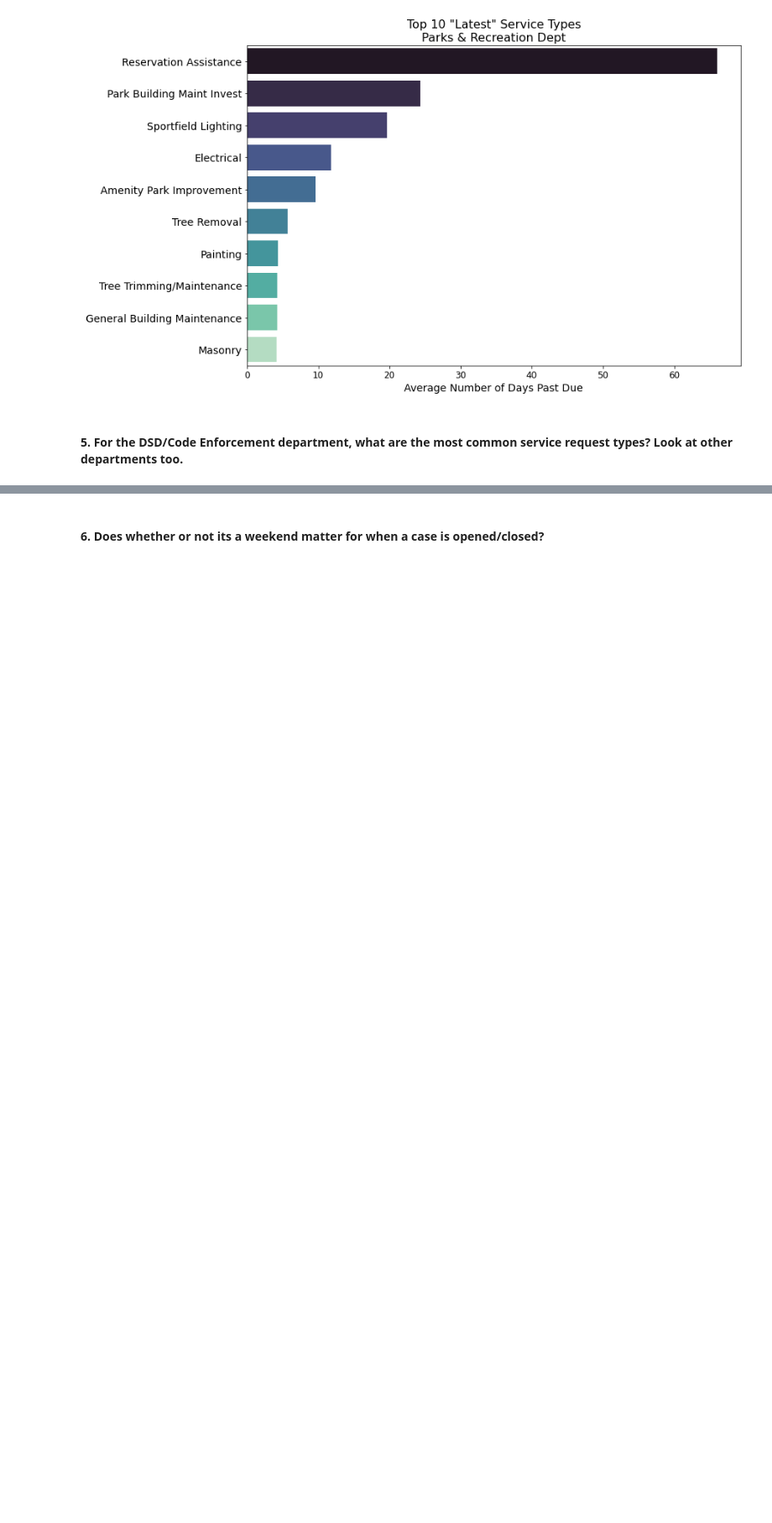
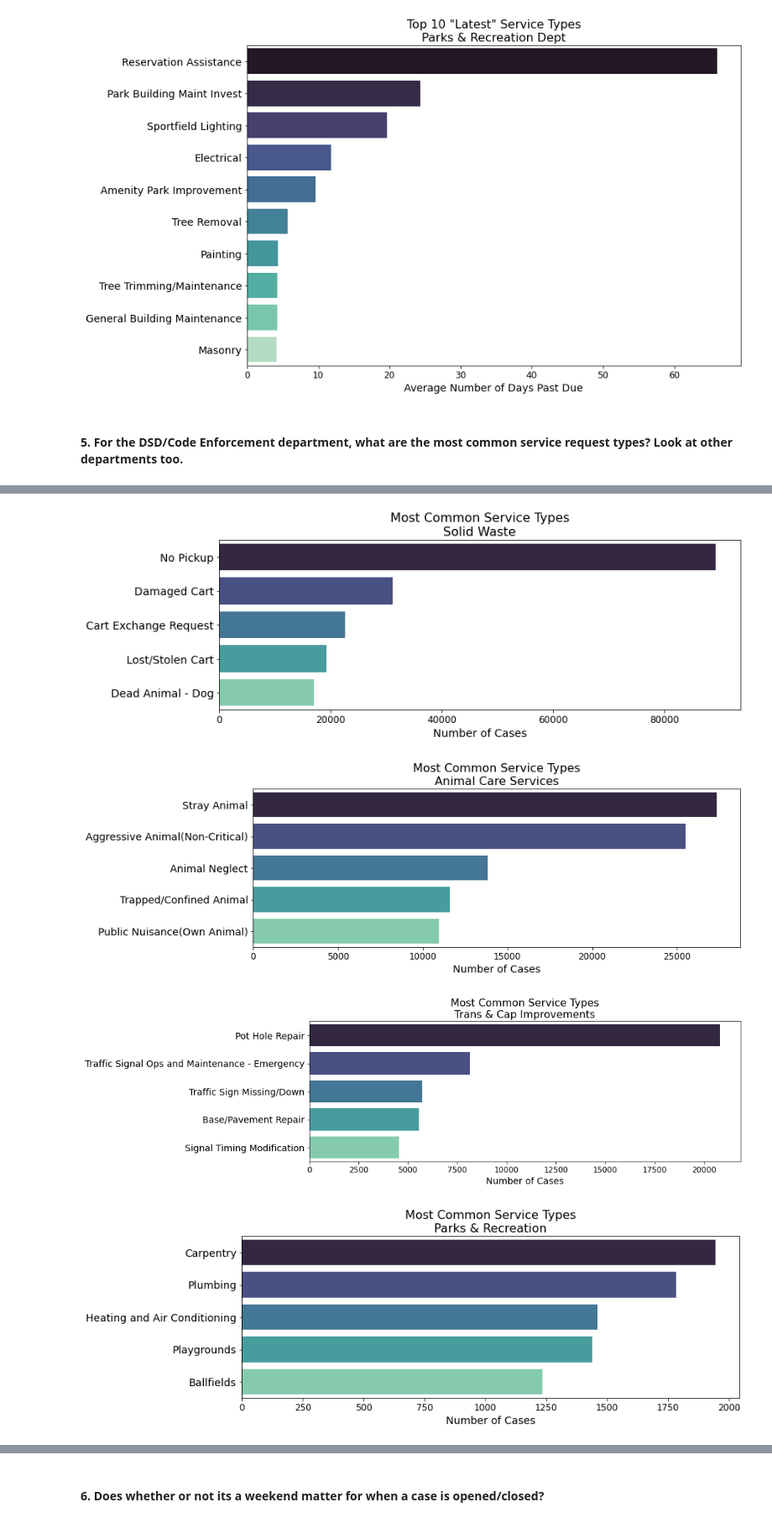
Before and after one commit to bensmith07/spark-exercises, a Jupyter notebook: explore_notebook.ipynb, the cells around one changed output, grey strips where cells are left out. Shown: that part at 84% size. Cells and saved outputs as stored; diff of their text form; code cells hidden in the pictures; blank space fills up the shorter version.

```diff
--- a/explore_notebook.ipynb
+++ b/explore_notebook.ipynb
@@ -225,3 +225,8 @@ plt.show()
 [figure]
 # %% [markdown]
 #### 5. For the DSD/Code Enforcement department, what are the most common service request types? Look at other departments too.
+# %%
+n_depts = len(df.groupby('department').count().toPandas())
+depts = df.groupby('department').count().toPandas()['department']
+departments = [depts[i] for i in range(n_depts)]
+departments
@@ -227,0 +242,25 @@ plt.show()
+# %%
+for dept in departments:
+    plt.figure(figsize=(12,4))
+    sns.barplot(
+                data= df.filter(F.col('department') == dept)
+                        .groupby('service_request_type')
+                        .count()
+                        .toPandas()
+                        .sort_values('count', ascending=False)
+                        .head(),
+                x='count',
+                y='service_request_type',
+                palette='mako'
+    )
+    plt.title(f'Most Common Service Types\n{dept}', fontsize=16)
+    plt.ylabel(None)
+    plt.yticks(fontsize=14)
+    plt.xlabel('Number of Cases', fontsize=14)
+    plt.xticks(fontsize=12)
+    plt.show()
+# %% [output]
+[figure, added]
+[figure, added]
+[figure, added]
+[figure, added]
```
Also changed, not shown: parts of 9 cells of this notebook.
